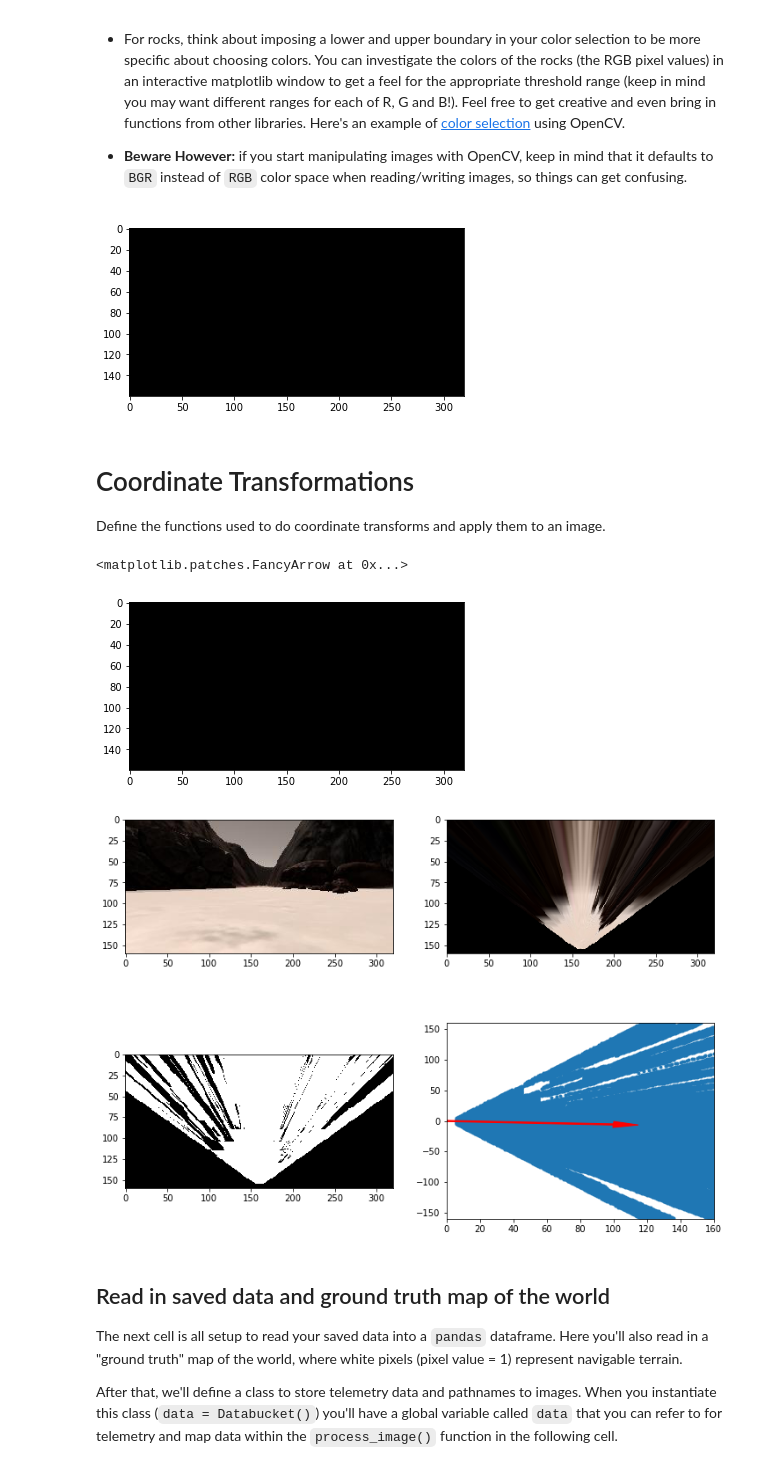
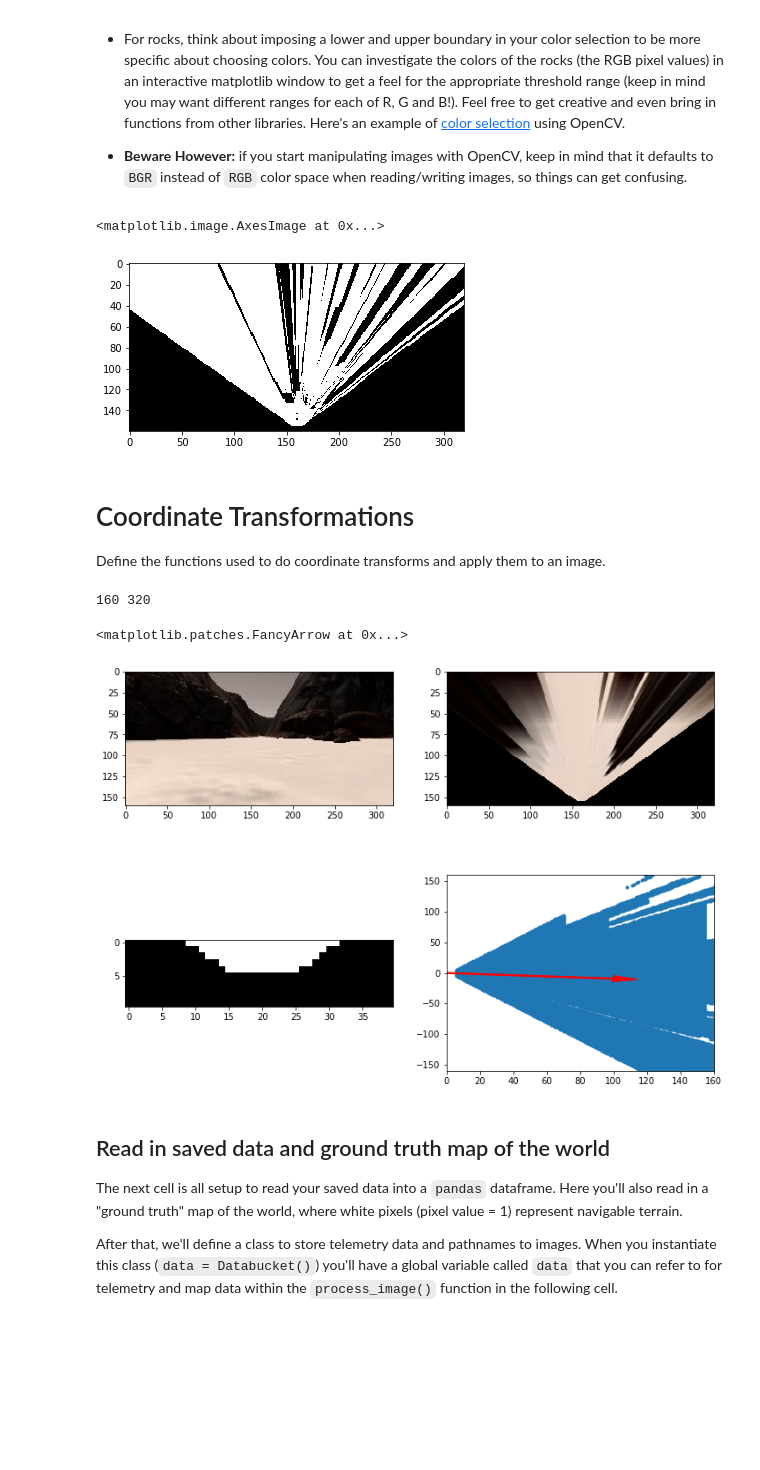
Before and after one commit to shivangg/rover_challenge, a Jupyter notebook: code/Rover_Project_Test_Notebook.ipynb, the cells around one changed output. Cells and saved outputs as stored; diff of their text form; code cells hidden in the pictures; blank space fills up the shorter version.

```diff
--- a/code/Rover_Project_Test_Notebook.ipynb
+++ b/code/Rover_Project_Test_Notebook.ipynb
@@ -164,7 +172,7 @@ rgb_golden_threshold = (red_golden_lower_threshold,\
 def color_thresh_navigable(img, rgb_thresh=(0, 0, 0)):
     # Create an array of zeros same xy size as img, but single channel
     color_select = np.zeros_like(img[:,:,0])
-    plt.imshow(color_select, cmap='gray')
+#     plt.imshow(color_select, cmap='gray')
     # Require that each pixel be above all three threshold values in RGB
     # above_thresh will now contain a boolean array with "True"
     # where threshold was met
@@ -200,9 +208,10 @@ def color_thresh_golden(img, rgb_thresh=(0, 0, 0, 0, 0, 0)):
 
 
 threshed = color_thresh_navigable(warped)
-# plt.imshow(threshed, cmap='gray')
+plt.imshow(threshed, cmap='gray')
 # %% [output]
+<matplotlib.image.AxesImage at 0x...>
-[figure, old version]
+[figure, new version]
 # %% [markdown]
 # Coordinate Transformations
 Define the functions used to do coordinate transforms and apply them to an image.
@@ -258,37 +267,46 @@ def pix_to_world(xpix, ypix, xpos, ypos, yaw, world_size, scale):
     # Return the result
     return x_pix_world, y_pix_world
 
 # Grab another random image
 idx = np.random.randint(0, len(img_list)-1)
 image = mpimg.imread(img_list[idx])
 warped = perspect_transform(image, source, destination)
 threshed = color_thresh_navigable(warped)
 
 # Calculate pixel values in rover-centric coords and distance/angle to all pixels
+
 xpix, ypix = rover_coords(threshed)
 dist, angles = to_polar_coords(xpix, ypix)
+# find the angle of the minimum distance obstacle
+# if close to 0, steer right!
+# print(threshed[140 : 160, 140: 160 ])
 mean_dir = np.mean(angles)
 
 # Do some plotting
 fig = plt.figure(figsize=(12,9))
 plt.subplot(221)
 plt.imshow(image)
 plt.subplot(222)
 plt.imshow(warped)
 plt.subplot(223)
-plt.imshow(threshed, cmap='gray')
+h, w = threshed.shape[:2]
+delta = 50
+# plt.imshow(threshed[h - delta: h, int(w/2) - delta : int(w/2) + delta ], cmap='gray')
+# to test the obstacle upfront
+plt.imshow(threshed[150 : 160, 140: 180 ], cmap='gray')
+print(h, w)
 plt.subplot(224)
 plt.plot(xpix, ypix, '.')
 plt.ylim(-160, 160)
 plt.xlim(0, 160)
 arrow_length = 100
 x_arrow = arrow_length * np.cos(mean_dir)
 y_arrow = arrow_length * np.sin(mean_dir)
 plt.arrow(0, 0, x_arrow, y_arrow, color='red', zorder=2, head_width=10, width=2)
 # %% [output]
-<matplotlib.patches.FancyArrow at 0x...>
+160 320
+<matplotlib.patches.FancyArrow at 0x...>
-[figure, old version]
+[figure, new version]
-[figure, removed]
 # %% [markdown]
 ## Read in saved data and ground truth map of the world
 The next cell is all setup to read your saved data into a `pandas` dataframe.  Here you'll also read in a "ground truth" map of the world, where white pixels (pixel value = 1) represent navigable terrain.
```
Also changed, not shown: parts of 3 cells of this notebook.
